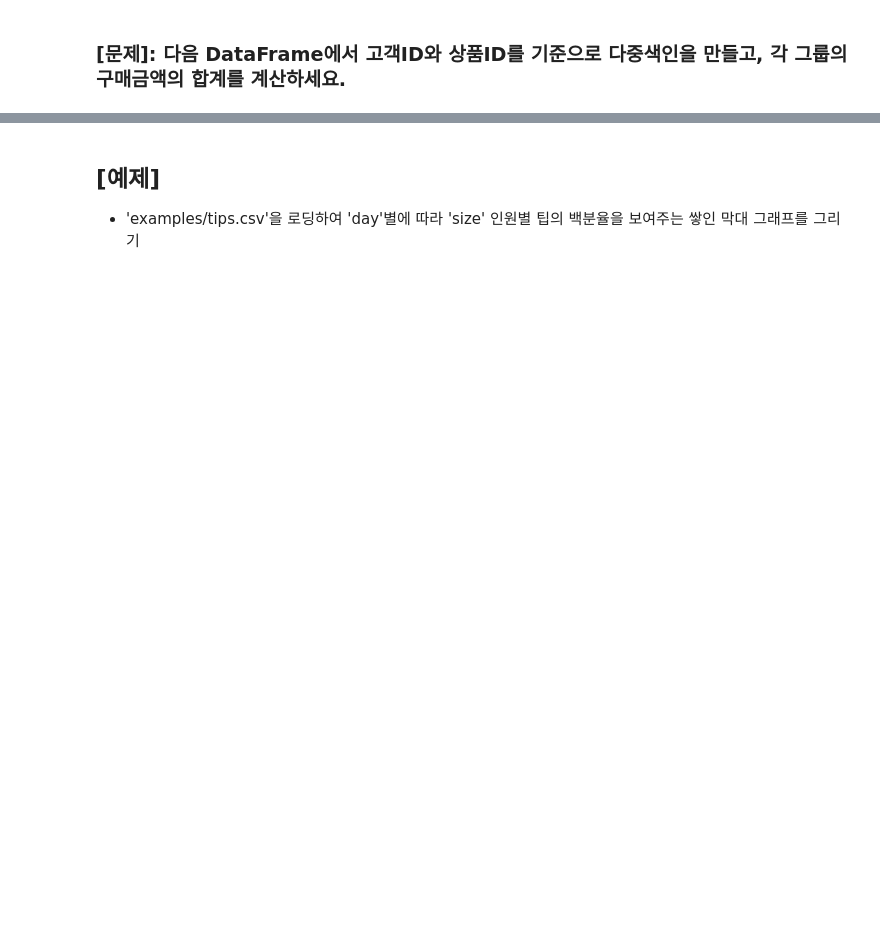
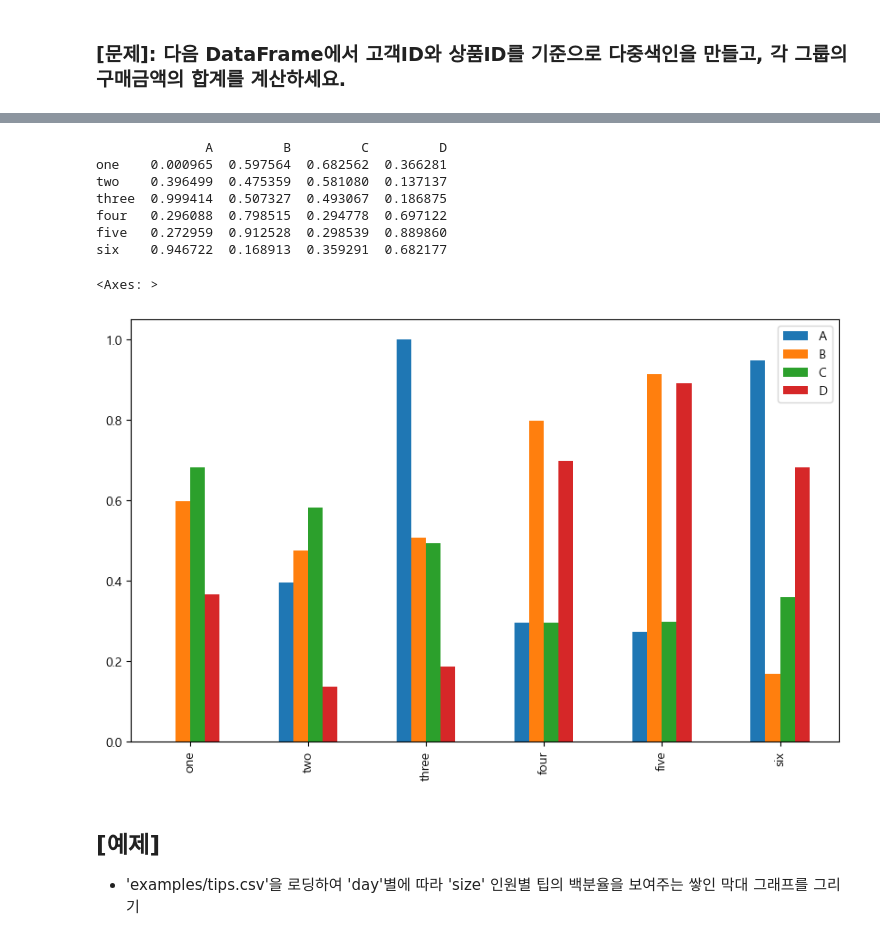
Before and after one commit to euhkim/python_basic_2, a Jupyter notebook: data_analysis_05_01_class.ipynb, the cells around one changed output, grey strips where cells are left out. Drawn from its saved outputs; the diff is of its cells as text; code cells hidden in the pictures; blank space fills up the shorter version.

```diff
--- a/data_analysis_05_01_class.ipynb
+++ b/data_analysis_05_01_class.ipynb
@@ -241,12 +419,26 @@ data = [
 # %%
-# ex
-#1. DataSet
-df = pd.DataFrame(np.random.uniform(size=(6,4)),
+# ex> pandas-dataframe의 plot.bar() : bar plot 사용법
+#1. DataSet 준비
+data = np.random.uniform(size=(6,4)) #24 데이터
+
+# 2. 데이터프레임 생성
+df = pd.DataFrame(data,
                   index = ["one", "two", "three", "four", "five", "six"],
                   columns = ["A","B", "C", "D"])
 print(df)
 
+#3. 그래프 그리기
 df.plot.bar()
+# %% [output]
+              A         B         C         D
+one    0.000965  0.597564  0.682562  0.366281
+two    0.396499  0.475359  0.581080  0.137137
+three  0.999414  0.507327  0.493067  0.186875
+four   0.296088  0.798515  0.294778  0.697122
+five   0.272959  0.912528  0.298539  0.889860
+six    0.946722  0.168913  0.359291  0.682177
+<Axes: >
+[figure, added]
 # %% [markdown]
 ## [예제]
 * 'examples/tips.csv'을 로딩하여 'day'별에 따라 'size' 인원별 팁의 백분율을 보여주는 쌓인 막대 그래프를 그리기
```
Also changed, not shown: parts of 23 cells of this notebook.
